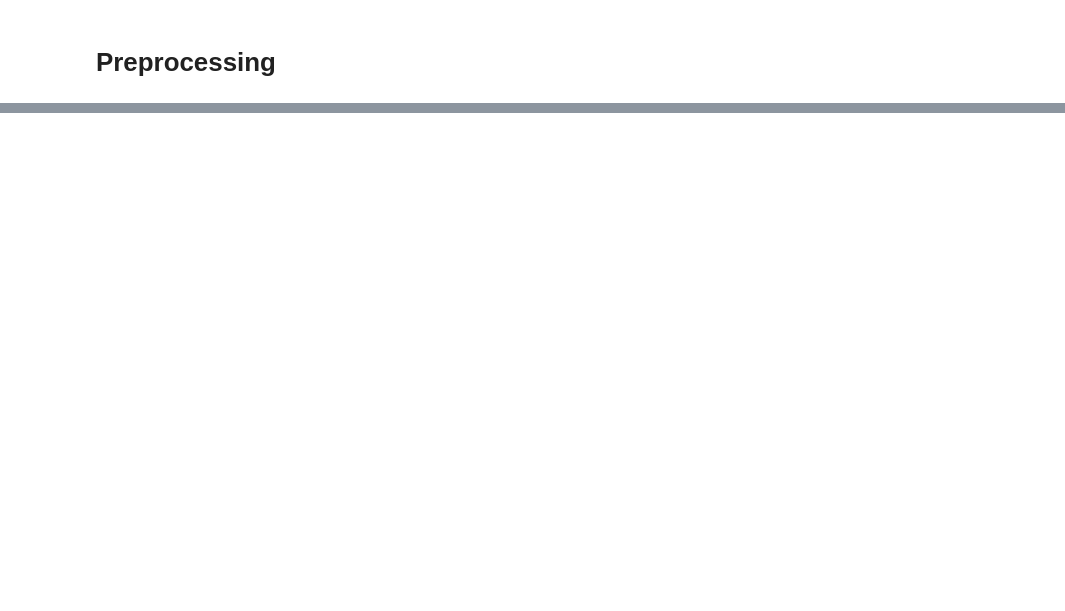
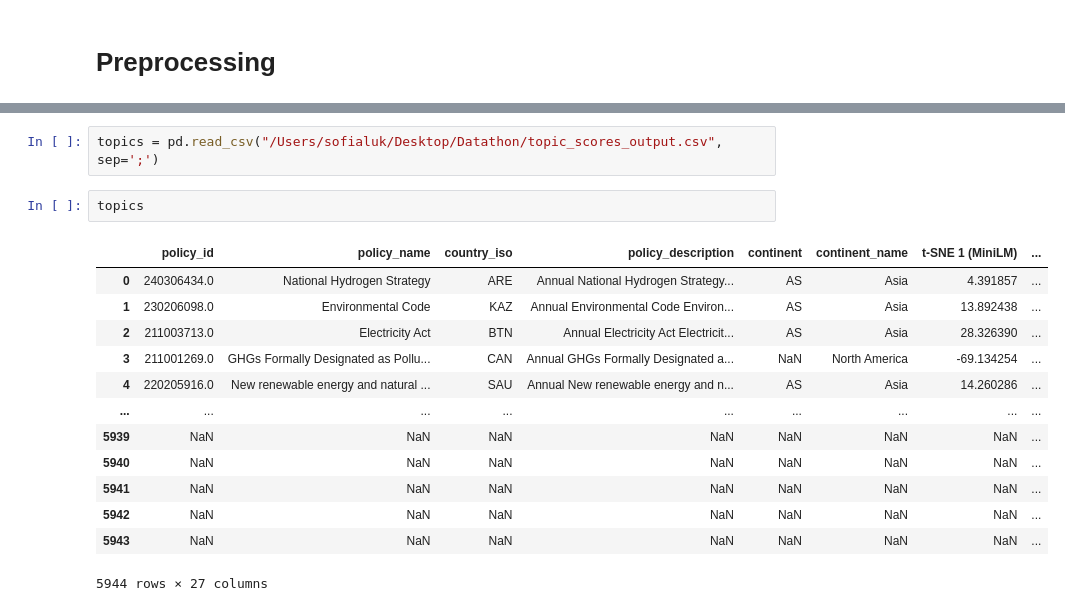
Before and after one commit to mkrunic/KULdatathon2025, a Jupyter notebook: test.ipynb, the cells around one changed output, grey strips where cells are left out. Saved outputs shown, nothing was run; the diff lists cells and outputs as text; blank space fills up the shorter version.

```diff
--- a/test.ipynb
+++ b/test.ipynb
@@ -320,0 +267,18 @@ ERROR: No matching distribution found for pdf_reader
+# %%
+topics = pd.read_csv("/Users/sofialuk/Desktop/Datathon/topic_scores_output.csv", sep=';')
+# %%
+topics
+# %% [output]
+|  | policy_id | policy_name | country_iso | policy_description | continent | continent_name | t-SNE 1 (MiniLM) | ... |
+| 0 | 240306434.0 | National Hydrogen Strategy | ARE | Annual National Hydrogen Strategy... | AS | Asia | 4.391857 | ... |
+| 1 | 230206098.0 | Environmental Code | KAZ | Annual Environmental Code Environ... | AS | Asia | 13.892438 | ... |
+| 2 | 211003713.0 | Electricity Act | BTN | Annual Electricity Act Electricit... | AS | Asia | 28.326390 | ... |
+| 3 | 211001269.0 | GHGs Formally Designated as Pollu... | CAN | Annual GHGs Formally Designated a... | NaN | North America | -69.134254 | ... |
+| 4 | 220205916.0 | New renewable energy and natural ... | SAU | Annual New renewable energy and n... | AS | Asia | 14.260286 | ... |
+| ... | ... | ... | ... | ... | ... | ... | ... | ... |
+| 5939 | NaN | NaN | NaN | NaN | NaN | NaN | NaN | ... |
+| 5940 | NaN | NaN | NaN | NaN | NaN | NaN | NaN | ... |
+| 5941 | NaN | NaN | NaN | NaN | NaN | NaN | NaN | ... |
+| 5942 | NaN | NaN | NaN | NaN | NaN | NaN | NaN | ... |
+| 5943 | NaN | NaN | NaN | NaN | NaN | NaN | NaN | ... |
+5944 rows × 27 columns
```
Also changed, not shown: parts of 36 cells of this notebook, 4 other files.
